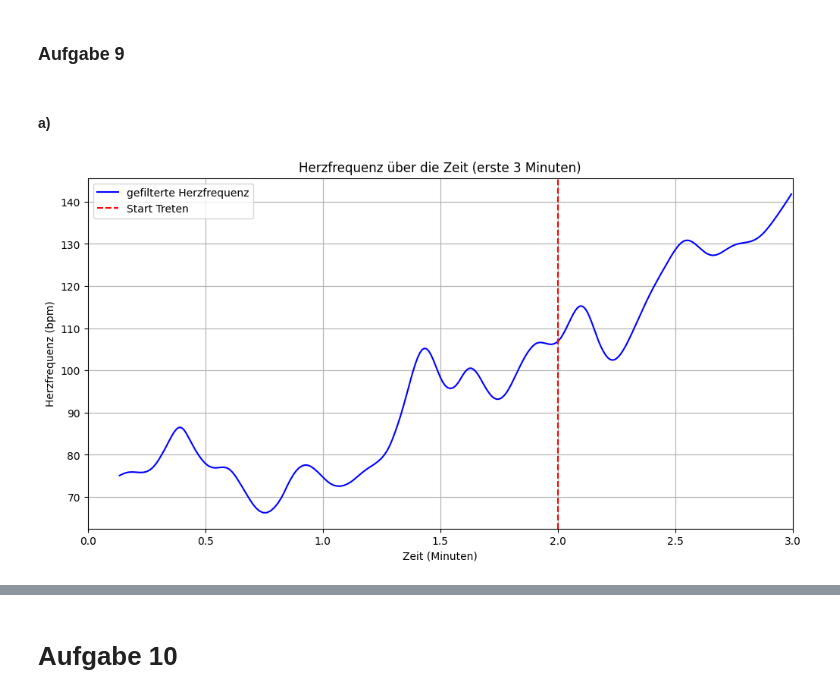
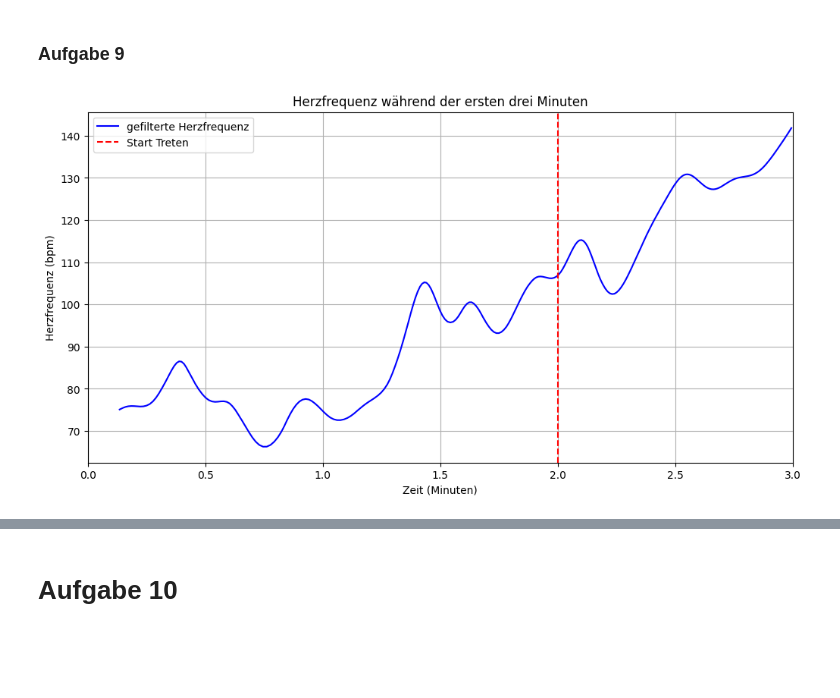
Before and after one commit to VPaulineC/Praktikum-2, a Jupyter notebook: Praktikum_2.ipynb, the cells around one changed output, grey strips where cells are left out. Cells and saved outputs as stored; diff of their text form; code cells hidden in the pictures; blank space fills up the shorter version.

```diff
--- a/Praktikum_2.ipynb
+++ b/Praktikum_2.ipynb
@@ -421,28 +373,27 @@ plt.show
 [figure]
 # %% [markdown]
 ### Aufgabe 9
-# %% [markdown]
-#### a)
 # %%
 # Daten auf die ersten 3 Minuten begrenzen
-max_time = 3  # maximale Zeit in Minuten
+max_time = 3
 mask = heart_rate_time <= max_time
 heart_rate_time_limited = heart_rate_time[mask]
 heart_rate_filt_limited = heart_rate_filt[mask]
 
 # Herzfrequenz nur für die ersten 3 Minuten
 plt.figure(figsize=(12, 6))
 plt.plot(heart_rate_time_limited, heart_rate_filt_limited, label='gefilterte Herzfrequenz', color='b')
 
 # Markierung bei 2 Minuten
 plt.axvline(x=2, color='r', linestyle='--', label='Start Treten')
 
-plt.title('Herzfrequenz über die Zeit (erste 3 Minuten)')
+#Plot
+plt.title('Herzfrequenz während der ersten drei Minuten')
 plt.xlabel('Zeit (Minuten)')
 plt.ylabel('Herzfrequenz (bpm)')
 plt.legend()
 plt.grid()
 plt.xlim([0, max_time])
 plt.show()
 # %% [output]
-[figure, old version]
+[figure, new version]
```
Also changed, not shown: parts of 31 cells of this notebook, 1 other file.
